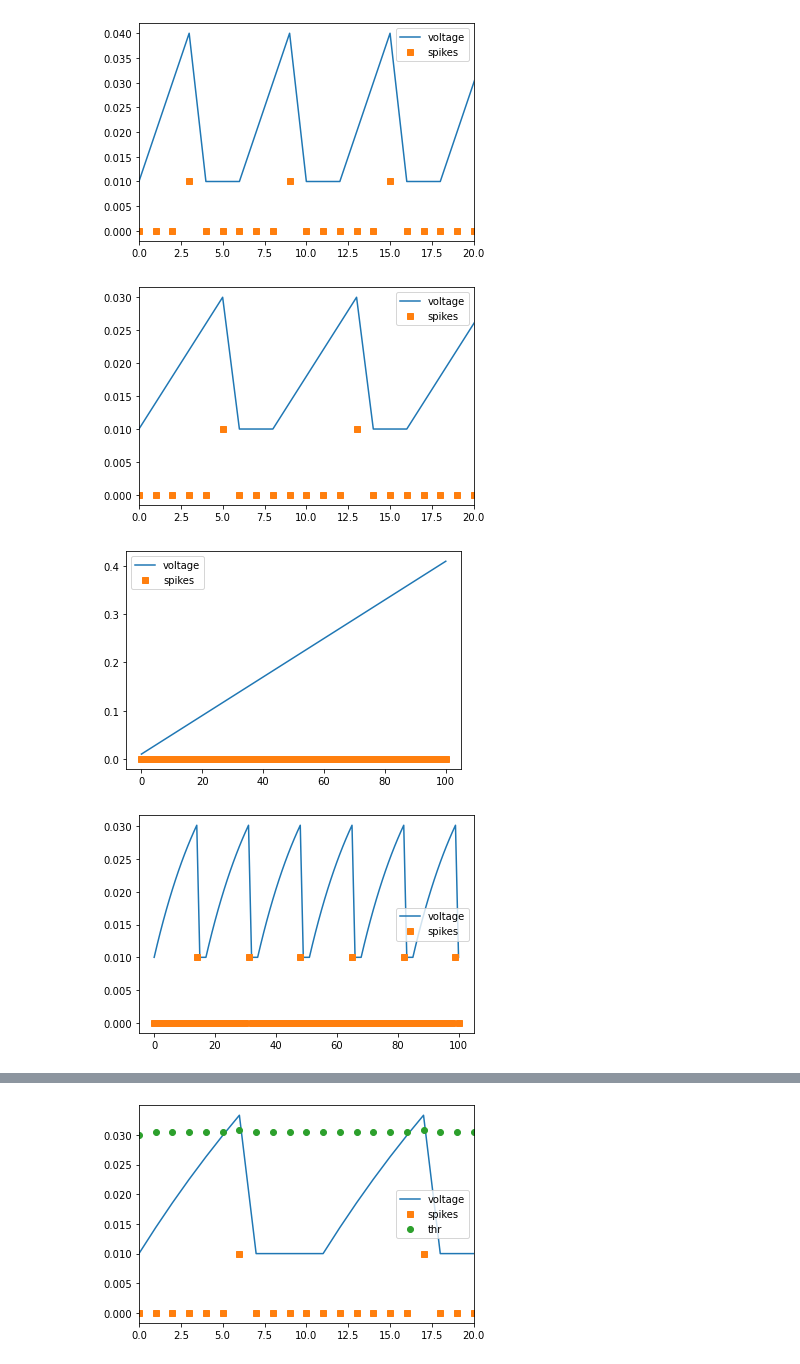
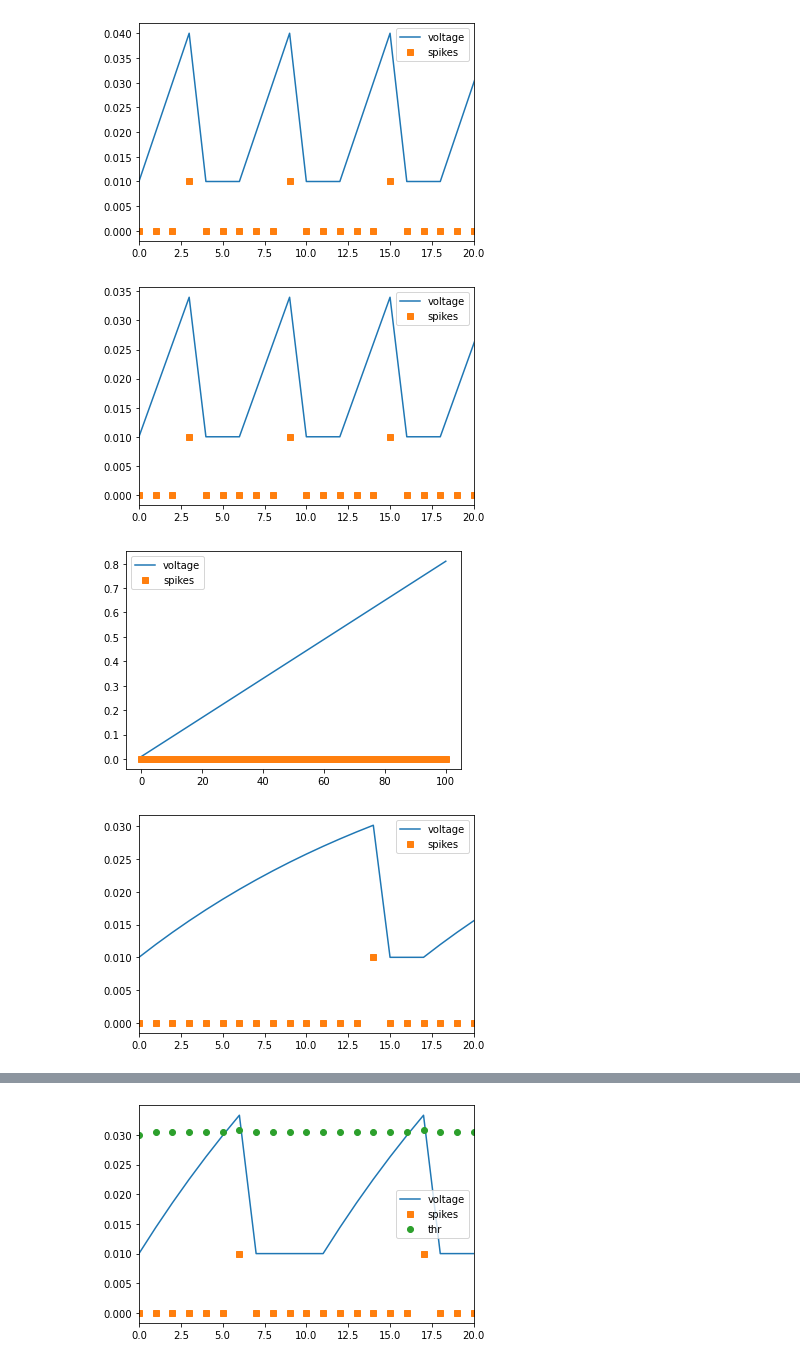
Before and after one commit to ChrizZhuang/Adaptive_SRNN_memtransistor, a Jupyter notebook: SRNN_develop.ipynb, the cells around one changed output, grey strips where cells are left out. Drawn from its saved outputs; the diff is of its cells as text; code cells hidden in the pictures.

Commit message:
finish debugging of all regular neuron layer object

```diff
--- a/SRNN_develop.ipynb
+++ b/SRNN_develop.ipynb
@@ -44,9 +44,21 @@ Cell = tf.keras.layers.Layer
 # integrate-and-fire neuron layer
 class IF(Cell):
     def __init__(self, n, type, n_in = None, thr = 0.03, dt = 1.0, n_ref = 2,
-        n_delay = 1, dampening_factor=0.3, injected_noise_current=0., v0 = 0.01, w0 = 0.05):
+        n_delay = 1, dampening_factor=0.3, injected_noise_current=0., v0 = 0.01, w0 = 0.1):
         '''
-        type: input/hidden/output
+        Initialize the integrate-and-fire (IF) neuron layer object.
+        Parameters:
+            n: number of neuron in this layer
+            type: input/hidden/output
+            n_in: number of neuron in the previous layer
+            thr: threshold voltage of IF neuron
+            dt: timestep for voltage update in ms
+            n_ref: number of refractory timestep
+            n_delay: number of delay timestep
+            dampening_factor: dampening_factor used in pseud-gradient during BPTT
+            injected_noise_current: noise current from hardware/variance of hardware
+            v0: value of initial membrane voltage
+            w0: value of initial weight
         '''
         self.n = n
         self.thr = thr
@@ -86,9 +98,9 @@ class IF(Cell):
     def dynamic(self, z_pre):
         """
         Function that generate the next spike and voltage tensor.
-        Param
+        Parameters:
             z_pre: spike train from previous layer of neuron/inputs
-        Return
+        Returns:
             self.v: voltages of next time step
             self.z: spikes of next time step
         """
@@ -147,9 +159,15 @@ class IF(Cell):
         return z
 
     def get_current_v(self):
+        '''
+        Return the membrane voltage of this layer of IF neuron
+        '''
         return self.v
 
     def get_current_z(self):
+        '''
+        Return the spike array of this layer of IF neuron
+        '''
         return self.z
 # %%
 # test of neuron dynamics of input layer
@@ -212,7 +230,7 @@ plt.xlim(0, 20)
 plt.legend()
 plt.show()
 # %% [output]
-[figure, old version]
+[figure, new version]
 # %%
 # test for output layer
 # voltage should keep increasing and no spike should be emitted
@@ -233,11 +251,11 @@ plt.plot(times, 0.01*np.array(z_history), 's', label='spikes')
 plt.legend()
 plt.show()
 # %% [output]
-[figure, old version]
+[figure, new version]
 # %%
 #　leaky integrate-and-fire neuron layer
 class LIF(IF):
-    def __init__(self, n, type, n_in = None, thr = 0.03, dt = 1.0, n_ref=0, tau_v = 20, w0 = 0.5,
+    def __init__(self, n, type, n_in = None, thr = 0.03, dt = 1.0, n_ref=0, tau_v = 20, w0 = 0.125,
                 n_delay = 1, dampening_factor=0.3, injected_noise_current=0., v0 = 0.01):
         super(LIF, self).__init__(n = n, type = type, n_in = n_in, thr = thr, dt = dt, n_ref = n_ref,
                                  n_delay = n_delay, dampening_factor = dampening_factor, w0 = w0,
@@ -257,7 +275,7 @@ class LIF(IF):
         # define the current
         if type(z_pre) == list: z_pre = np.array(z_pre)
         if self.type == 'hidden' or self.type == 'output':
-            current = np.matmul(self.W_in, z_pre)
+            current = np.matmul(self.w_in.numpy().T, z_pre)
         else:
             current = z_pre
 
@@ -301,19 +319,19 @@ class LIF(IF):
 # %%
 times = np.linspace(0, 100, 101)
 LIF_trial = LIF(n=10, type='input', n_ref=3)
 z_pres = 0.05*np.ones([len(times), LIF_trial.n])
 v_history = [LIF_trial.v[0]]
 z_history = [LIF_trial.z[0]]
 for i in range(len(times)-1):
     LIF_trial.dynamic(z_pres[i])
     #print(LIF_trial.v)
     v_history.append(LIF_trial.v[0])
     z_history.append(LIF_trial.z[0])
 
 plt.plot(times, v_history, label='voltage')
 plt.plot(times, 0.01*np.array(z_history), 's', label='spikes')
-#plt.xlim(0, 20)
+plt.xlim(0, 20)
 plt.legend()
 plt.show()
 # %% [output]
-[figure, old version]
+[figure, new version]
```
Also changed, not shown: parts of 11 cells of this notebook.
